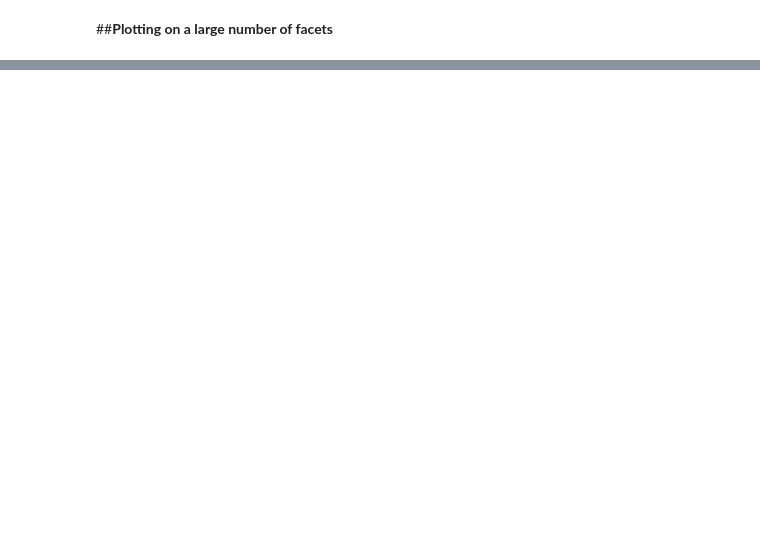
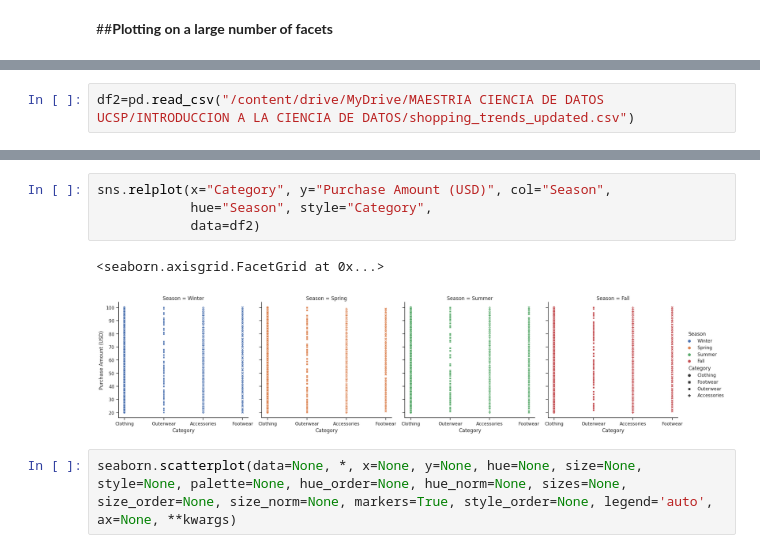
Before and after one commit to Ricardomanuel1/Maestr-a_Ciencia_de_Datos, a Jupyter notebook: II. Introduccion_Ciencia_Datos/T4_EDA.ipynb, the cells around one changed output, grey strips where cells are left out. Cells and saved outputs as stored; diff of their text form; blank space fills up the shorter version.

```diff
--- a/II. Introduccion_Ciencia_Datos/T4_EDA.ipynb
+++ b/II. Introduccion_Ciencia_Datos/T4_EDA.ipynb
@@ -162,0 +253,2 @@ grid.fig.tight_layout(w_pad=1)
+# %%
+df2=pd.read_csv("/content/drive/MyDrive/MAESTRIA CIENCIA DE DATOS UCSP/INTRODUCCION A LA CIENCIA DE DATOS/shopping_trends_updated.csv")
@@ -162,0 +345,9 @@ grid.fig.tight_layout(w_pad=1)
+# %%
+sns.relplot(x="Category", y="Purchase Amount (USD)", col="Season",
+            hue="Season", style="Category",
+            data=df2)
+# %% [output]
+<seaborn.axisgrid.FacetGrid at 0x...>
+[figure, added]
+# %%
+seaborn.scatterplot(data=None, *, x=None, y=None, hue=None, size=None, style=None, palette=None, hue_order=None, hue_norm=None, sizes=None, size_order=None, size_norm=None, markers=True, style_order=None, legend='auto', ax=None, **kwargs)
```
Also changed, not shown: parts of 29 cells of this notebook.
